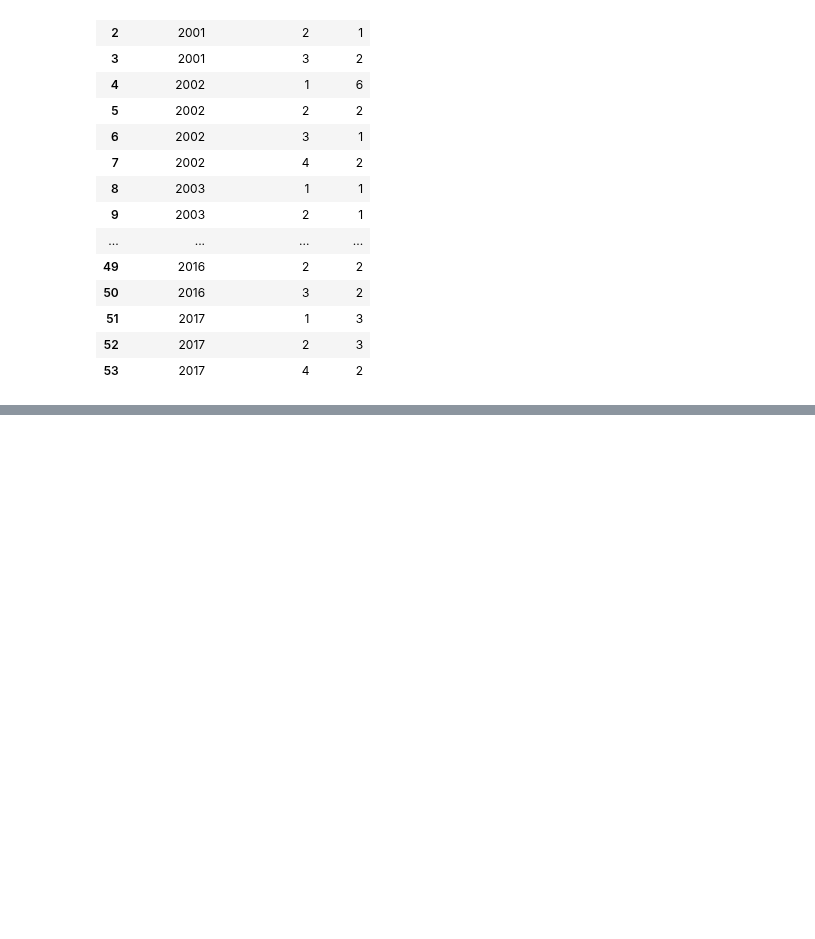
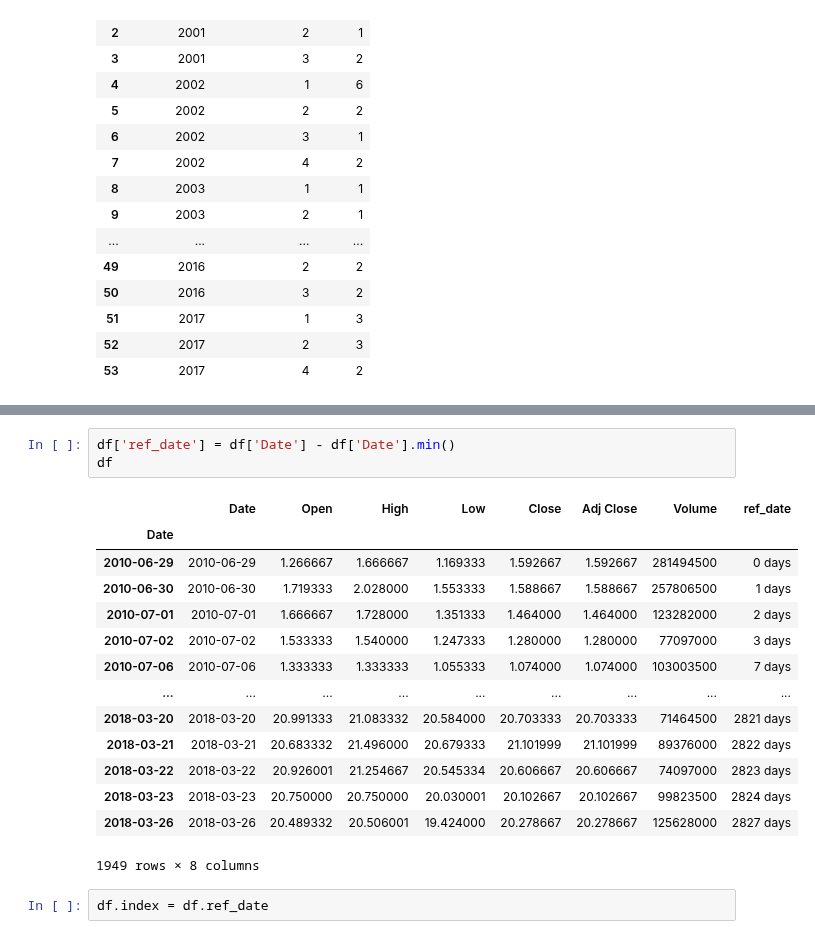
Before and after one commit to layla-focalors/pandas_learning, a Jupyter notebook: Learning_Final_Exam/Layla.ipynb, the cells around one changed output, grey strips where cells are left out. Drawn from its saved outputs; the diff is of its cells as text; blank space fills up the shorter version.

```diff
--- a/Learning_Final_Exam/Layla.ipynb
+++ b/Learning_Final_Exam/Layla.ipynb
@@ -1506,0 +1594,20 @@ cp
+# %%
+df['ref_date'] = df['Date'] - df['Date'].min()
+df
+# %% [output]
+|  | Date | Open | High | Low | Close | Adj Close | Volume | ref_date |
+| Date |  |  |  |  |  |  |  |  |
+| 2010-06-29 | 2010-06-29 | 1.266667 | 1.666667 | 1.169333 | 1.592667 | 1.592667 | 281494500 | 0 days |
+| 2010-06-30 | 2010-06-30 | 1.719333 | 2.028000 | 1.553333 | 1.588667 | 1.588667 | 257806500 | 1 days |
+| 2010-07-01 | 2010-07-01 | 1.666667 | 1.728000 | 1.351333 | 1.464000 | 1.464000 | 123282000 | 2 days |
+| 2010-07-02 | 2010-07-02 | 1.533333 | 1.540000 | 1.247333 | 1.280000 | 1.280000 | 77097000 | 3 days |
+| 2010-07-06 | 2010-07-06 | 1.333333 | 1.333333 | 1.055333 | 1.074000 | 1.074000 | 103003500 | 7 days |
+| ... | ... | ... | ... | ... | ... | ... | ... | ... |
+| 2018-03-20 | 2018-03-20 | 20.991333 | 21.083332 | 20.584000 | 20.703333 | 20.703333 | 71464500 | 2821 days |
+| 2018-03-21 | 2018-03-21 | 20.683332 | 21.496000 | 20.679333 | 21.101999 | 21.101999 | 89376000 | 2822 days |
+| 2018-03-22 | 2018-03-22 | 20.926001 | 21.254667 | 20.545334 | 20.606667 | 20.606667 | 74097000 | 2823 days |
+| 2018-03-23 | 2018-03-23 | 20.750000 | 20.750000 | 20.030001 | 20.102667 | 20.102667 | 99823500 | 2824 days |
+| 2018-03-26 | 2018-03-26 | 20.489332 | 20.506001 | 19.424000 | 20.278667 | 20.278667 | 125628000 | 2827 days |
+1949 rows × 8 columns
+# %%
+df.index = df.ref_date
```
Also changed, not shown: parts of 8 cells of this notebook.
